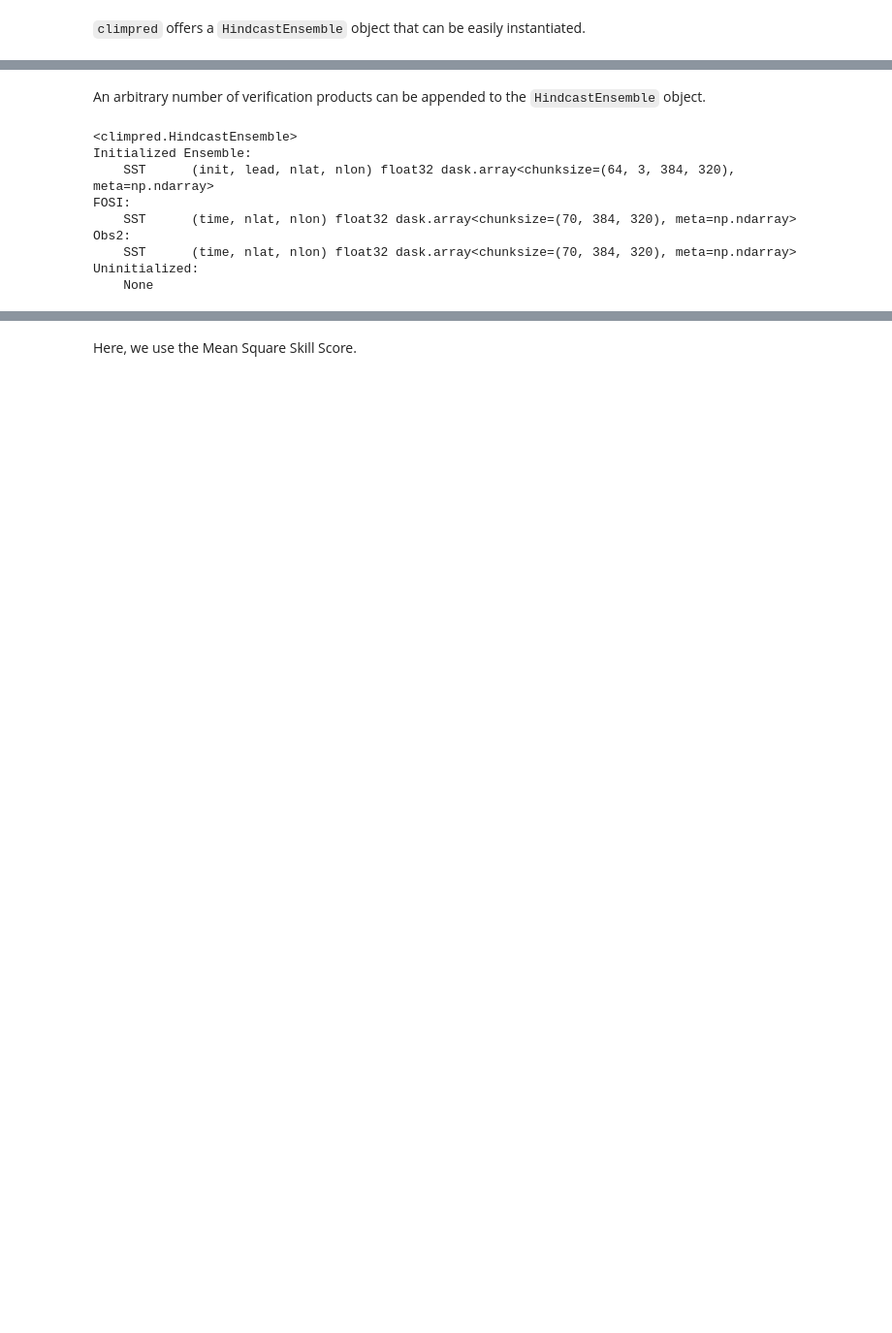
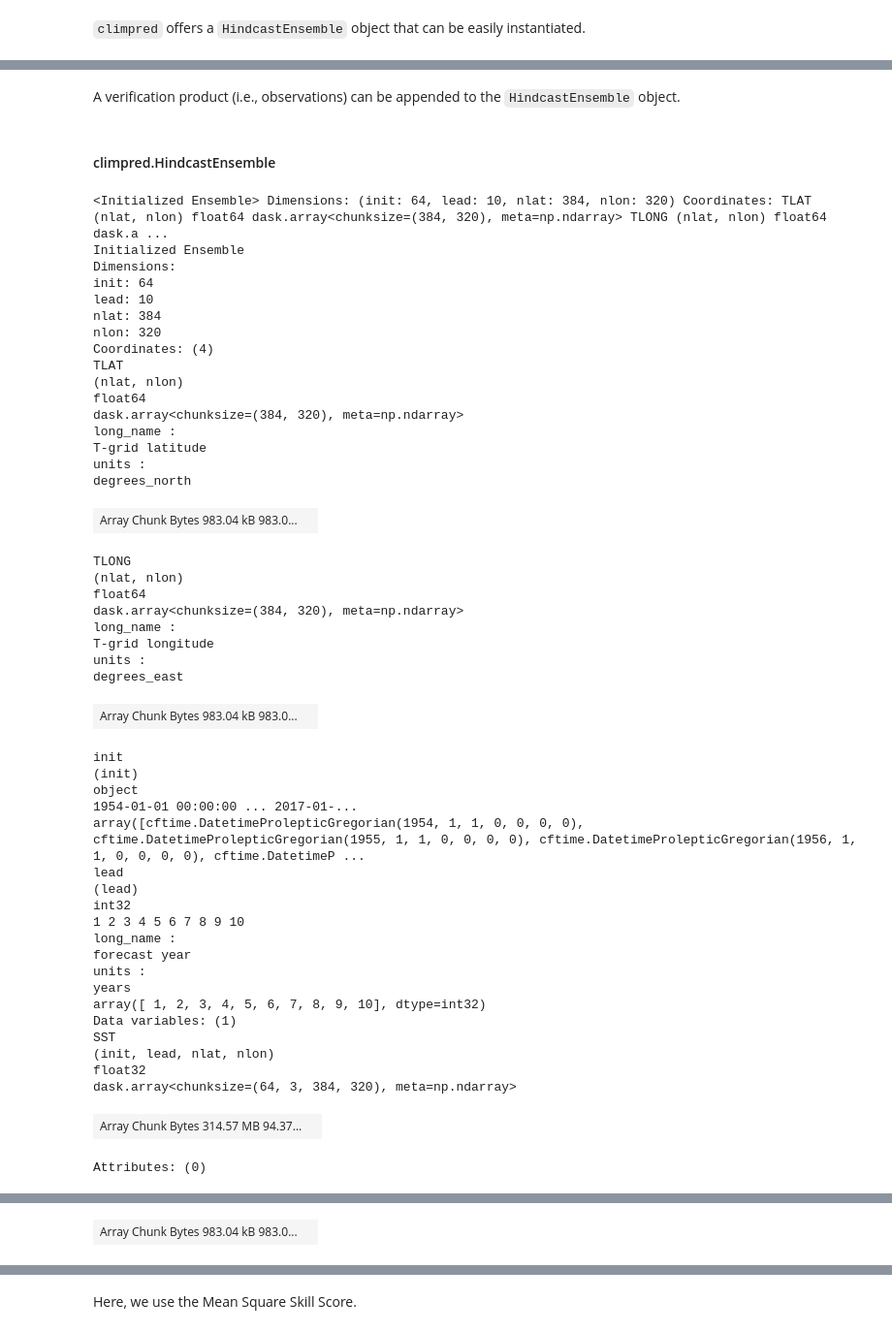
Before and after one commit to bradyrx/climpred_workshop, a Jupyter notebook: notebooks/climpred_overview.ipynb, the cells around one changed output, grey strips where cells are left out. Shown: that part at 97% size. Cells and saved outputs as stored; diff of their text form; code cells hidden in the pictures; blank space fills up the shorter version.

```diff
--- a/notebooks/climpred_overview.ipynb
+++ b/notebooks/climpred_overview.ipynb
@@ -248,21 +289,57 @@ fosi = xarray.open_zarr(fsspec.get_mapper('gcs://climpred_workshop/FOSI.Pacific'
 # presentation.
 fosi = fosi - fosi.sel(time=slice(1964, 2014)).mean()
 # %% [markdown]
-An arbitrary number of verification products can be appended to the `HindcastEnsemble` object.
+A verification product (i.e., observations) can be appended to the `HindcastEnsemble` object.
 # %%
 # FOSI: Forced Ocean-Sea Ice reconstruction.
-hindcast = hindcast.add_observations(fosi, name='FOSI')
-
-# Duplicated for this demo.
-hindcast = hindcast.add_observations(fosi, name='Obs2')
+hindcast = hindcast.add_observations(fosi)
 print(hindcast)
 # %% [output]
+climpred.HindcastEnsemble
-<climpred.HindcastEnsemble>
-Initialized Ensemble:
-    SST      (init, lead, nlat, nlon) float32 dask.array<chunksize=(64, 3, 384, 320), meta=np.ndarray>
-FOSI:
-    SST      (time, nlat, nlon) float32 dask.array<chunksize=(70, 384, 320), meta=np.ndarray>
-Obs2:
-    SST      (time, nlat, nlon) float32 dask.array<chunksize=(70, 384, 320), meta=np.ndarray>
-Uninitialized:
-    None
+<Initialized Ensemble> Dimensions: (init: 64, lead: 10, nlat: 384, nlon: 320) Coordinates: TLAT (nlat, nlon) float64 dask.array<chunksize=(384, 320), meta=np.ndarray> TLONG (nlat, nlon) float64 dask.a ...
+Initialized Ensemble
+Dimensions:
+init: 64
+lead: 10
+nlat: 384
+nlon: 320
+Coordinates: (4)
+TLAT
+(nlat, nlon)
+float64
+dask.array<chunksize=(384, 320), meta=np.ndarray>
+long_name :
+T-grid latitude
+units :
+degrees_north
+| Array Chunk Bytes 983.04 kB 983.0... |  |
+TLONG
+(nlat, nlon)
+float64
+dask.array<chunksize=(384, 320), meta=np.ndarray>
+long_name :
+T-grid longitude
+units :
+degrees_east
+| Array Chunk Bytes 983.04 kB 983.0... |  |
+init
+(init)
+object
+1954-01-01 00:00:00 ... 2017-01-...
+array([cftime.DatetimeProlepticGregorian(1954, 1, 1, 0, 0, 0, 0), cftime.DatetimeProlepticGregorian(1955, 1, 1, 0, 0, 0, 0), cftime.DatetimeProlepticGregorian(1956, 1, 1, 0, 0, 0, 0), cftime.DatetimeP ...
+lead
+(lead)
+int32
+1 2 3 4 5 6 7 8 9 10
+long_name :
+forecast year
+units :
+years
+array([ 1, 2, 3, 4, 5, 6, 7, 8, 9, 10], dtype=int32)
+Data variables: (1)
+SST
+(init, lead, nlat, nlon)
+float32
+dask.array<chunksize=(64, 3, 384, 320), meta=np.ndarray>
+| Array Chunk Bytes 314.57 MB 94.37... |  |
+Attributes: (0)
@@ -268,0 +361 @@ Uninitialized:
+| Array Chunk Bytes 983.04 kB 983.0... |  |
```
Also changed, not shown: parts of 16 cells of this notebook, 3 other files.
